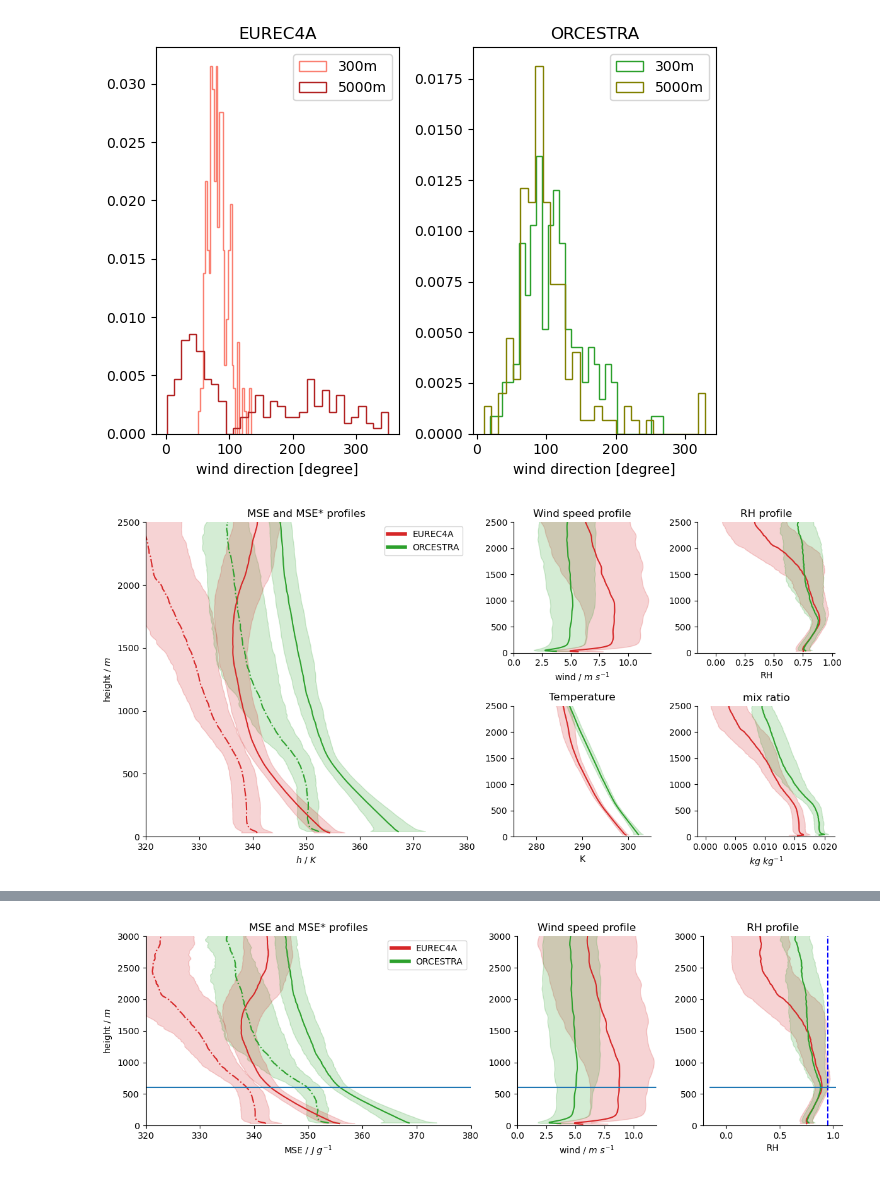
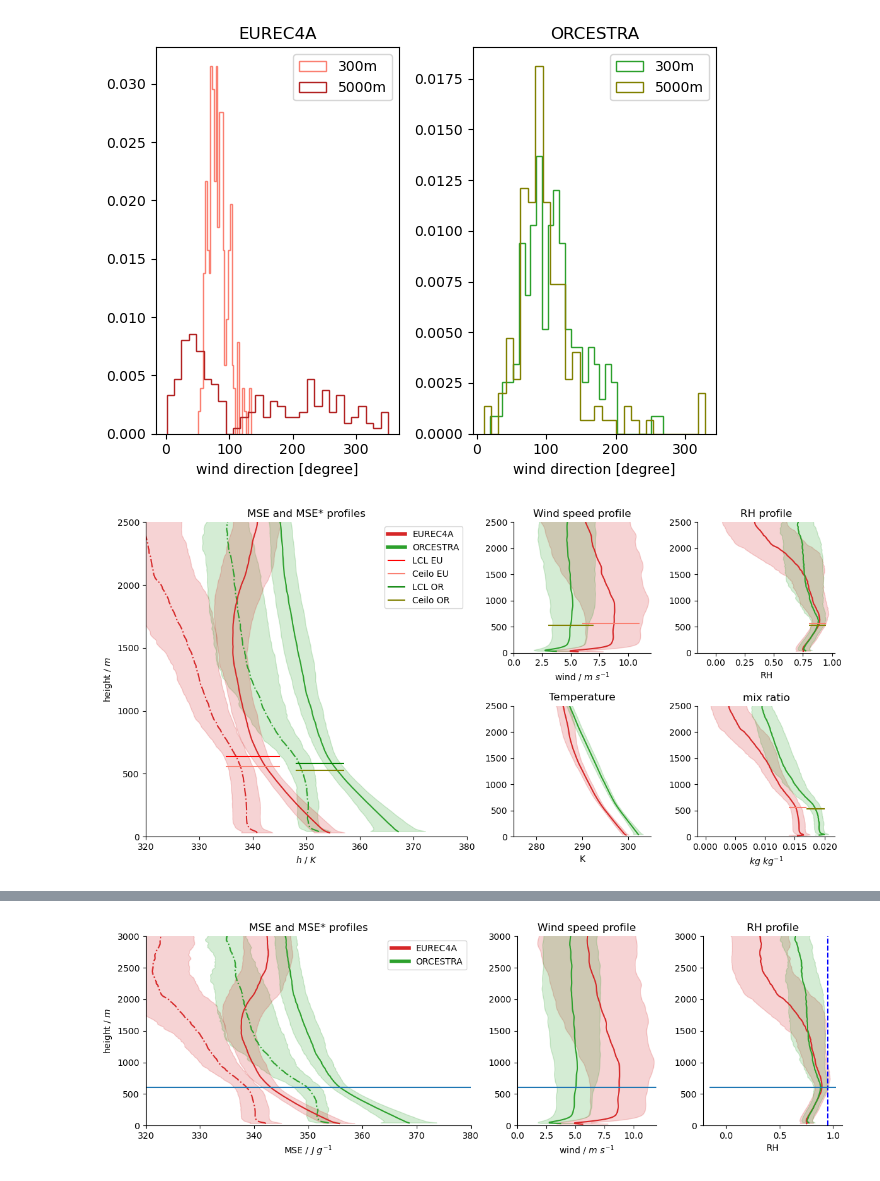
Before and after one commit to meteorologopazzo/BCO_observational, a Jupyter notebook: eurec4a_vs_orcestra_profiles.ipynb, the cells around one changed output, grey strips where cells are left out. Drawn from its saved outputs; the diff is of its cells as text; code cells hidden in the pictures.

```diff
--- a/eurec4a_vs_orcestra_profiles.ipynb
+++ b/eurec4a_vs_orcestra_profiles.ipynb
@@ -322,8 +350,23 @@ ax[1].legend()
 plt.tight_layout()
 # %% [output]
 [figure]
+# %%
+## add mean LCL to plot
+cbh_eu_ds = xr.open_dataset("/work/mh1498/m301248/TCO_data/cbh_data/EU_cbh_lcl_windowed_quantiles.nc")
+lcl_eu =  cbh_eu_ds.lcl_quantiles.isel(quantile_lcl=0).mean(dim="launch_time")
+cbh_eu =  cbh_eu_ds.cbh_quantiles.isel(quantile=0).mean(dim="launch_time")
+
+cbh_or_ds = xr.open_dataset("/work/mh1498/m301248/TCO_data/cbh_data/OR_cbh_lcl_windowed_quantiles.nc")
+lcl_or = cbh_or_ds.lcl_quantiles.isel(quantile_lcl=0).mean(dim="launch_time")
+cbh_or = cbh_or_ds.cbh_quantiles.isel(quantile=0).mean(dim="launch_time")
 # %%
 import matplotlib.gridspec as gridspec
+
+
+import warnings
+warnings.filterwarnings("ignore")
+
+
 
 fig = plt.figure(figsize=(12, 6))
 gs = gridspec.GridSpec(2, 4)  # 1 row, 4 columns
@@ -376,6 +419,16 @@ ax_big.fill_betweenx(
     label='±1 std (time)'
 )
 
+
+
+## add cbh info - cbh_eu
+l1 = ax_big.hlines(lcl_eu, xmin=335, xmax=345, color="red", label="LCL EU")
+l2 = ax_big.hlines(cbh_eu, xmin=335, xmax=345, color="salmon", label="Ceilo EU")
+
+l3 = ax_big.hlines(lcl_or, xmin=348, xmax=357, color="green", label="LCL OR")
+l4 = ax_big.hlines(cbh_or, xmin=348, xmax=357, color="olive", label="Ceilo OR")
+
+
 # - axis properties
 ax_big.set_xlabel(r"$h$ / $K$")
 ax_big.set_ylabel(r"height / $m$")
@@ -410,13 +463,17 @@ ax3.fill_betweenx(
     label='±1 std (time)'
 )
 
+
+ax3.hlines(cbh_eu, xmin=6, xmax=11, color="salmon", label="Ceilo EU")
+ax3.hlines(cbh_or, xmin=3, xmax=7, color="olive", label="Ceilo OR")
+
 ax3.set_xlabel(r"wind / $m~s^{-1}$")
 ax3.set_title("Wind speed profile")
 ax3.set_xlim(0,12)
 
 
 
-# Normal subplot in column 3
+# RH
 ax4 = fig.add_subplot(gs[0, 3])
 ax4.set_title("Subplot 4")
 ax4.plot(ds_eureca["rh"].mean(dim="sounding"), ds_eureca.alt, color="tab:red", label="EU")
@@ -439,6 +496,9 @@ ax4.fill_betweenx(
     alpha=0.2,
     label='±1 std (time)'
 )
+
+ax4.hlines(cbh_eu, xmin=0.8, xmax=0.95, color="salmon", label="Ceilo EU")
+ax4.hlines(cbh_or, xmin=0.8, xmax=0.95, color="olive", label="Ceilo OR")
 
 ax4.set_xlabel(r"RH")
 ax4.set_title("RH profile")
@@ -476,7 +536,7 @@ ax5.set_title("Temperature")
 ax5.set_xlim(275,305)
 
 
-# Temperature
+# moisture
 ax6 = fig.add_subplot(gs[1, 3])
 ax6.plot(ds_eureca["mr"].mean(dim="sounding"), ds_eureca.alt, color="tab:red", label="EU")
 ax6.plot(ds_orcestra_bco["mr"].mean(dim="launch_time"), ds_orcestra_bco.height, color="tab:green", label="OR")
@@ -499,37 +559,41 @@ ax6.fill_betweenx(
     label='±1 std (time)'
 )
 
+
+ax6.hlines(cbh_eu, xmin=14e-3, xmax=17e-3, color="salmon", label="Ceilo EU")
+ax6.hlines(cbh_or, xmin=17e-3, xmax=20e-3, color="olive", label="Ceilo OR")
+
 ax6.set_xlabel(r"$kg~kg^{-1}$")
 ax6.set_title("mix ratio")
-
 
 
 
 
 
 
 ## - esthetics
 
 legend_elements = [
     Line2D([0], [0], color='tab:red', lw=4, label='EUREC4A'),
-    Line2D([0], [0], color='tab:green', lw=4, label='ORCESTRA')
+    Line2D([0], [0], color='tab:green', lw=4, label='ORCESTRA'),
+    l1, l2, l3, l4
 ]
 ax_big.legend(handles=legend_elements, loc='best')
 
 axes = []
 axes.append(ax_big)
 axes.append(ax3)
 axes.append(ax4)
 axes.append(ax5)
 axes.append(ax6)
 for x in axes:
     x.set_ylim(0,top_lim)
     # x.hlines(y=600, xmin=x.get_xlim()[0], xmax=x.get_xlim()[1])
     for spine in ['top', 'right']:
         x.spines[spine].set_visible(False)
 
 
 plt.tight_layout()
 plt.show()
 # %% [output]
-[figure, old version]
+[figure, new version]
```
Also changed, not shown: parts of 4 cells of this notebook, 2 other files.
